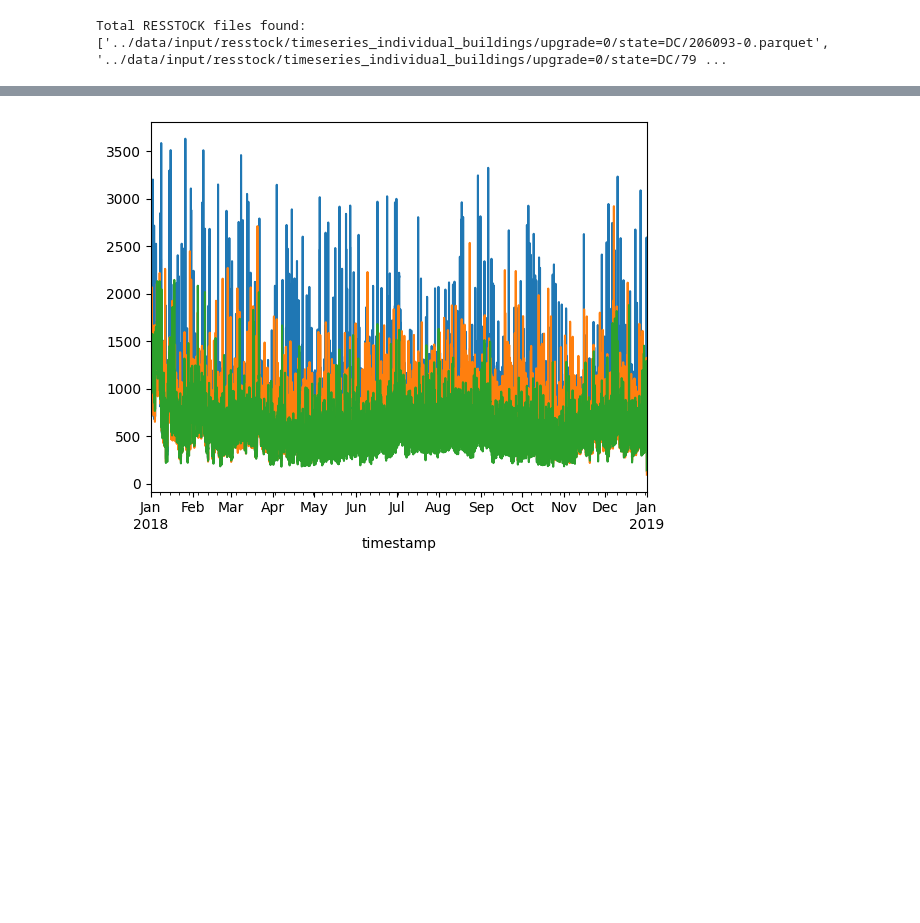
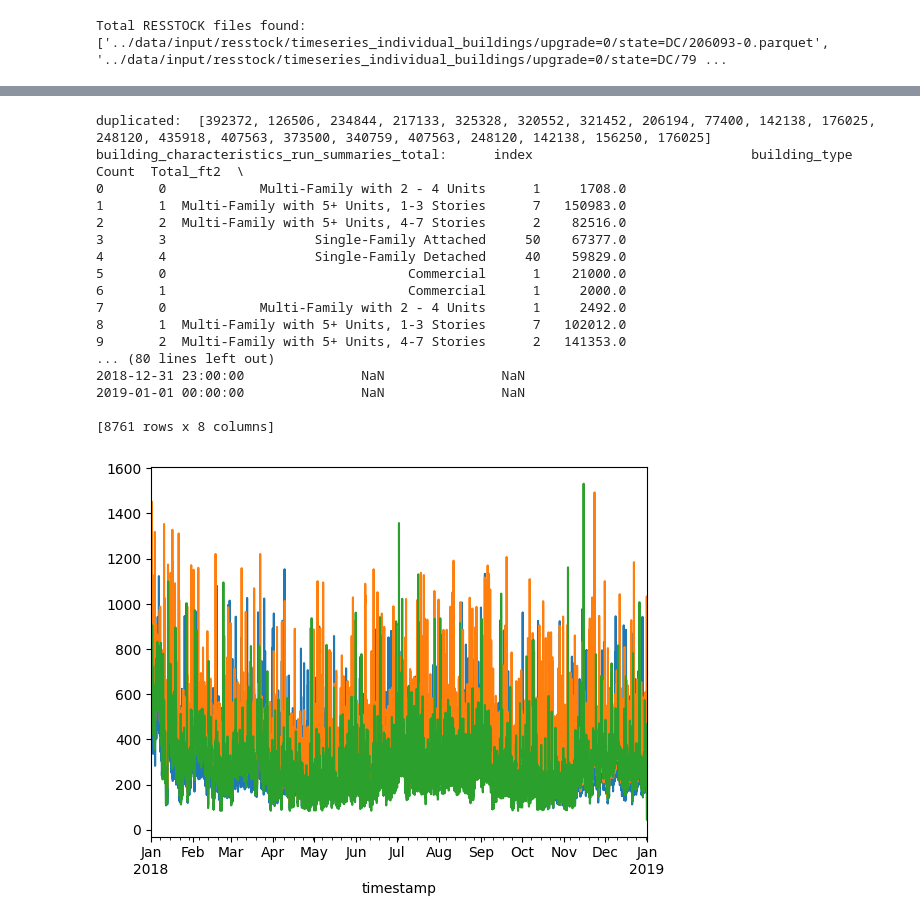
Before and after one commit to egeriicw/Microgrid-Modeling, a Jupyter notebook: Community Load Profiles/notebooks/community_microgrid_load_profiles.ipynb, the cells around one changed output, grey strips where cells are left out. Saved outputs shown, nothing was run; the diff lists cells and outputs as text; code cells hidden in the pictures; blank space fills up the shorter version.

```diff
--- a/Community Load Profiles/notebooks/community_microgrid_load_profiles.ipynb
+++ b/Community Load Profiles/notebooks/community_microgrid_load_profiles.ipynb
@@ -59,6 +59,9 @@ file_pattern = os.path.join(INPUT_DATA_DIR_RESSTOCK_BUILDINGPROFILES, f"upgrade=
 # Get a list of all file names matching the pattern
 all_files = glob.glob(file_pattern, recursive=True)
 
+
+INCLUDE_PUBLIC = True
+
 print(f"Total RESSTOCK files found: {all_files}")
 # %% [output]
 Total RESSTOCK files found: ['../data/input/resstock/timeseries_individual_buildings/upgrade=0/state=DC/206093-0.parquet', '../data/input/resstock/timeseries_individual_buildings/upgrade=0/state=DC/79 ...
@@ -245,11 +294,25 @@ def resstock_run_summary(resstock_building_characteristics_tot, resstock_bldg_fi
     resstock_building_characteristics_tot['in.sqft_adjust'] = resstock_building_characteristics_tot[resstock_building_characteristics_tot['in.geometry_building_type_height'].isin(MULTIFAMILY_FILTER)]['in.sqft..ft2'] * resstock_building_characteristics_tot[resstock_building_characteristics_tot['in.geometry_building_type_height'].isin(MULTIFAMILY_FILTER)]['in.geometry_building_number_units_mf']
     resstock_building_characteristics_tot['in.sqft_adjust'] = resstock_building_characteristics_tot['in.sqft_adjust'].fillna(resstock_building_characteristics_tot['in.sqft..ft2'])
 
+    resstock_bldg_files_temp = pd.DataFrame(resstock_bldg_files_tot[0])
+    resstock_bldg_files_temp.columns = ['bldg_id']
+    resstock_bldg_files_temp_duplicates = resstock_bldg_files_temp[resstock_bldg_files_temp.duplicated(keep='last')]
 
+    duplicate_filter = resstock_bldg_files_temp.duplicated(keep=False)
+
+    print(f'duplicated: ', resstock_bldg_files_temp_duplicates['bldg_id'].to_list())
+
+#    print(f'duplicates isin: ,', resstock_building_characteristics_tot['bldg_id'].isin(resstock_bldg_files_tot[0]))
 
     resstock_building_characteristics_tot_temp = resstock_building_characteristics_tot[resstock_building_characteristics_tot['bldg_id'].isin(resstock_bldg_files_tot[0])]
+
+    for item in resstock_bldg_files_temp_duplicates['bldg_id'].to_list():
+        resstock_building_characteristics_tot_temp = pd.concat([resstock_building_characteristics_tot_temp, resstock_building_characteristics_tot[resstock_building_characteristics_tot['bldg_id'].isin([item])]])
+
+    #print(f'Idenitfy duplicates: ', resstock_building_characteristics_tot[duplicate_filter]['bldg_id'])
+
     #resstock_building_characteristics_tot_agg = resstock_building_characteristics_tot_temp.groupby('in.geometry_building_type_height').agg(Count=('bldg_id','count'), Total_ft2=('in.sqft..ft2', 'sum'), Bldg_IDs=('bldg_id', list))
-    resstock_building_characteristics_tot_agg = resstock_building_characteristics_tot_temp.groupby('in.geometry_building_type_height').agg(Count=('bldg_id','count'), Total_ft2=('in.sqft_adjust', 'sum'), Bldg_IDs=('bldg_id', list))
+    resstock_building_characteristics_tot_agg = resstock_building_characteristics_tot_temp.groupby('in.geometry_building_type_height').agg(Count=('bldg_id','size'), Total_ft2=('in.sqft_adjust', 'sum'), Bldg_IDs=('bldg_id', list))
 
     return resstock_building_characteristics_tot_agg.reset_index().rename(columns={'in.geometry_building_type_height': 'building_type'})
 # %%
@@ -258,8 +321,6 @@ def comstock_run_summary(comstock_building_characteristics_tot, comstock_bldg_fi
     commstock_building_characteristics_agg = comstock_building_characteristics_tot_temp.groupby('in.comstock_building_type').agg(Count=('bldg_id','count'), Total_ft2=('in.sqft..ft2', 'sum'), Bldg_IDs=('bldg_id', list))
     return commstock_building_characteristics_agg.reset_index().rename(columns={'in.comstock_building_type': 'building_type'})
 # %%
-
-
 timestamp_str = str(start_time)
 
 UPGRADE_NUM = 0
@@ -415,8 +476,11 @@ replacement_map = {
 building_characteristics_run_summaries_total = pd.concat(building_characteristics_run_summaries).reset_index()
 building_characteristics_run_summaries_total['building_type'] = building_characteristics_run_summaries_total['building_type'].replace(replacement_map)
 
-building_characteristics_run_summaries_total_output = building_characteristics_run_summaries_total.groupby('building_type').agg(Count=('Count', lambda x: math.ceil(sum(x) / (i+1))), Average_Total_ft2=('Total_ft2','mean')).reset_index()
+print(f'building_characteristics_run_summaries_total: ', building_characteristics_run_summaries_total)
 
+building_characteristics_run_summaries_total_output = building_characteristics_run_summaries_total.groupby('building_type').agg(Count=('Count', lambda x: sum(x) / (i + 1)), Average_Total_ft2=('Total_ft2','mean')).reset_index()
+
+#lambda x: math.ceil(sum(x) / i)
 # with open(os.path.join(f'{OUTPUT_DATA_DIR_SCENARIO_RUNS}{timestamp_str}/', f'building_characteristics_total_summary_{timestamp_str}.txt'), 'w') as f:
 #     f.write(building_characteristics_run_summaries_total_output.to_string(index=True, header=True))
 
@@ -443,7 +507,25 @@ total_merged_buildings_hourly_columns_runs_total = ["Run " + str(i+1) for i in r
 total_merged_buildings_hourly.index.name = 'timestamp'
 total_merged_buildings_hourly.columns = total_merged_buildings_hourly_columns_runs
 
-total_merged_buildings_hourly.to_csv(f'{OUTPUT_DATA_DIR_SCENARIO_RUNS}{timestamp_str}/merged_community_load_profile_total_compiled-runs.csv')
+total_merged_buildings_hourly.to_csv(f'{OUTPUT_DATA_DIR_SCENARIO_RUNS}{timestamp_str}/{timestamp_str}_merged_community_load_profile_total_compiled-runs.csv')
+
+total_merged_buildings_hourly_resstock_avg = total_merged_buildings_hourly.iloc[:, ::2].mean(axis=1)
+total_merged_buildings_hourly_comstock_avg = total_merged_buildings_hourly.iloc[:, 1::2].mean(axis=1)
+
+#total_merged_buildings_hourly_comstock_avg.columns = ['Commercial (kWh)']
+#total_merged_buildings_hourly_resstock_avg.columns = ['Residential (kWh)']
+
+total_merged_hourly = pd.concat([total_merged_buildings_hourly_resstock_avg, total_merged_buildings_hourly_comstock_avg], axis=1)
+
+total_merged_hourly.columns = ['Residential', 'Commercial']
+#total_merged_hourly.assign(Total=total_merged_buildings_hourly['Residential'] + total_merged_hourly['Commercial '])
+
+total_merged_hourly['Total'] = total_merged_hourly.apply(lambda row: row['Residential'] + row['Commercial'], axis=1)
+print(f'total merged: ', total_merged_hourly.head())
+
+total_merged_hourly.to_csv(f'{OUTPUT_DATA_DIR_SCENARIO_RUNS}{timestamp_str}/{timestamp_str}_load_profile_total.csv')
+
+
 
 #ax_merged_buildings_hourly.get_figure().savefig(f'{OUTPUT_DATA_DIR_SCENARIO_RUNS}{timestamp_str}/merged_community_load_profile_total.png')
 #plt.close(ax_merged_buildings_hourly.get_figure())
@@ -452,12 +534,12 @@ total_merged_buildings_hourly.to_csv(f'{OUTPUT_DATA_DIR_SCENARIO_RUNS}{timestamp
 #total_merged_buildings_hourly.to_csv(f'{OUTPUT_DATA_DIR_SCENARIO_RUNS}{timestamp_str}/merged_community_load_profile_{timestamp_str}_total.csv')
 #print(f"Total Merged Buildings Hourly: ", total_merged_buildings_hourly)
 #total_merged_buildings_hourly_average = total_merged_buildings_hourly.groupby(total_merged_buildings_hourly.index).mean()
-total_merged_buildings_hourly_average = total_merged_buildings_hourly.mean()
-total_merged_buildings_hourly_average["Resstock Average"] = total_merged_buildings_hourly.filter(like="Resstock Run ").mean(axis=0)
-total_merged_buildings_hourly_average["Comstock Average"] = total_merged_buildings_hourly.filter(like="Comstock Run ").mean(axis=0)
-# print(f"Total Merged Buildings Hourly Average: ", total_merged_buildings_hourly_average)
+total_merged_buildings_hourly_average = total_merged_buildings_hourly.copy()
+total_merged_buildings_hourly_average["Resstock Average"] = total_merged_buildings_hourly.filter(like="Resstock Run ").mean()
+total_merged_buildings_hourly_average["Comstock Average"] = total_merged_buildings_hourly.filter(like="Comstock Run ").mean()
+print(f"Total Merged Buildings Hourly Average: ", total_merged_buildings_hourly_average)
 
-total_merged_buildings_hourly_average.to_csv(f'{OUTPUT_DATA_DIR_SCENARIO_RUNS}{timestamp_str}/merged_community_load_profile_{timestamp_str}_hourly_average.csv')
+total_merged_buildings_hourly_average.to_csv(f'{OUTPUT_DATA_DIR_SCENARIO_RUNS}{timestamp_str}/{timestamp_str}_merged_community_load_profile_hourly_average.csv')
 
 # ax_total_merged_buildings_hourly_average = total_merged_buildings_hourly_average.plot(x='timestamp', y='out.electricity.total.energy_consumption..kwh', figsize=(15,5))
 # ax_total_merged_buildings_hourly_average.get_figure().savefig(f'{OUTPUT_DATA_DIR_SCENARIO_RUNS}{timestamp_str}/merged_community_load_profile_{timestamp_str}_average.png')
@@ -476,4 +599,21 @@ Comstock Run 3: [[11626, 30663], [{'small_office': 0, 'warehouse': 0, 'medium_of
+duplicated:  [392372, 126506, 234844, 217133, 325328, 320552, 321452, 206194, 77400, 142138, 176025, 248120, 435918, 407563, 373500, 340759, 407563, 248120, 142138, 156250, 176025]
+building_characteristics_run_summaries_total:      index                            building_type  Count  Total_ft2  \
+0       0            Multi-Family with 2 - 4 Units      1     1708.0
+1       1  Multi-Family with 5+ Units, 1-3 Stories      7   150983.0
+2       2  Multi-Family with 5+ Units, 4-7 Stories      2    82516.0
+3       3                   Single-Family Attached     50    67377.0
+4       4                   Single-Family Detached     40    59829.0
+5       0                               Commercial      1    21000.0
+6       1                               Commercial      1     2000.0
+7       0            Multi-Family with 2 - 4 Units      1     2492.0
+8       1  Multi-Family with 5+ Units, 1-3 Stories      7   102012.0
+9       2  Multi-Family with 5+ Units, 4-7 Stories      2   141353.0
+... (80 lines left out)
+2018-12-31 23:00:00               NaN               NaN
+2019-01-01 00:00:00               NaN               NaN
+
+[8761 rows x 8 columns]
-[figure, old version]
+[figure, new version]
 # %%
 end_time = time.time()
 
```
Also changed, not shown: parts of 6 cells of this notebook.
